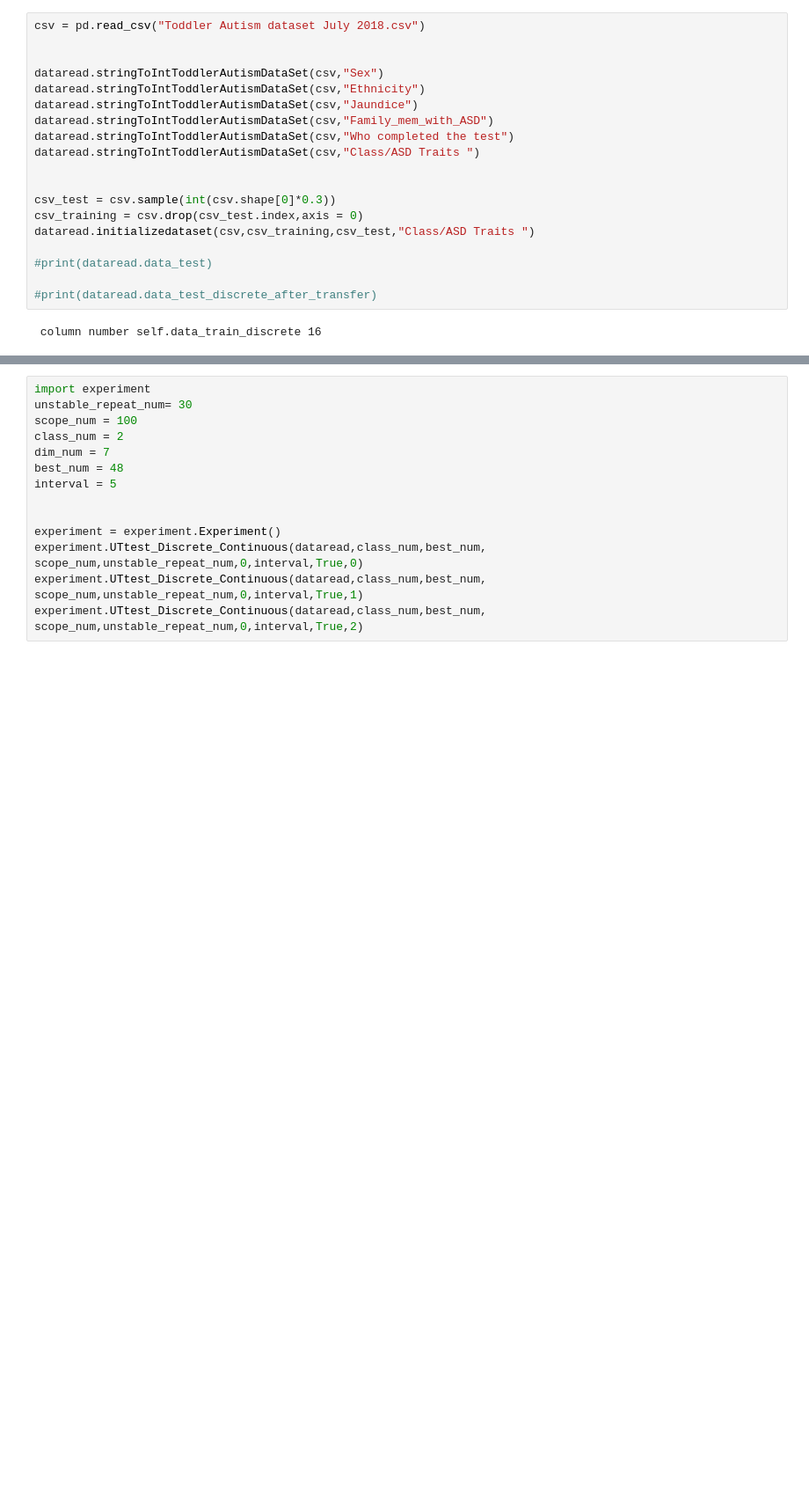
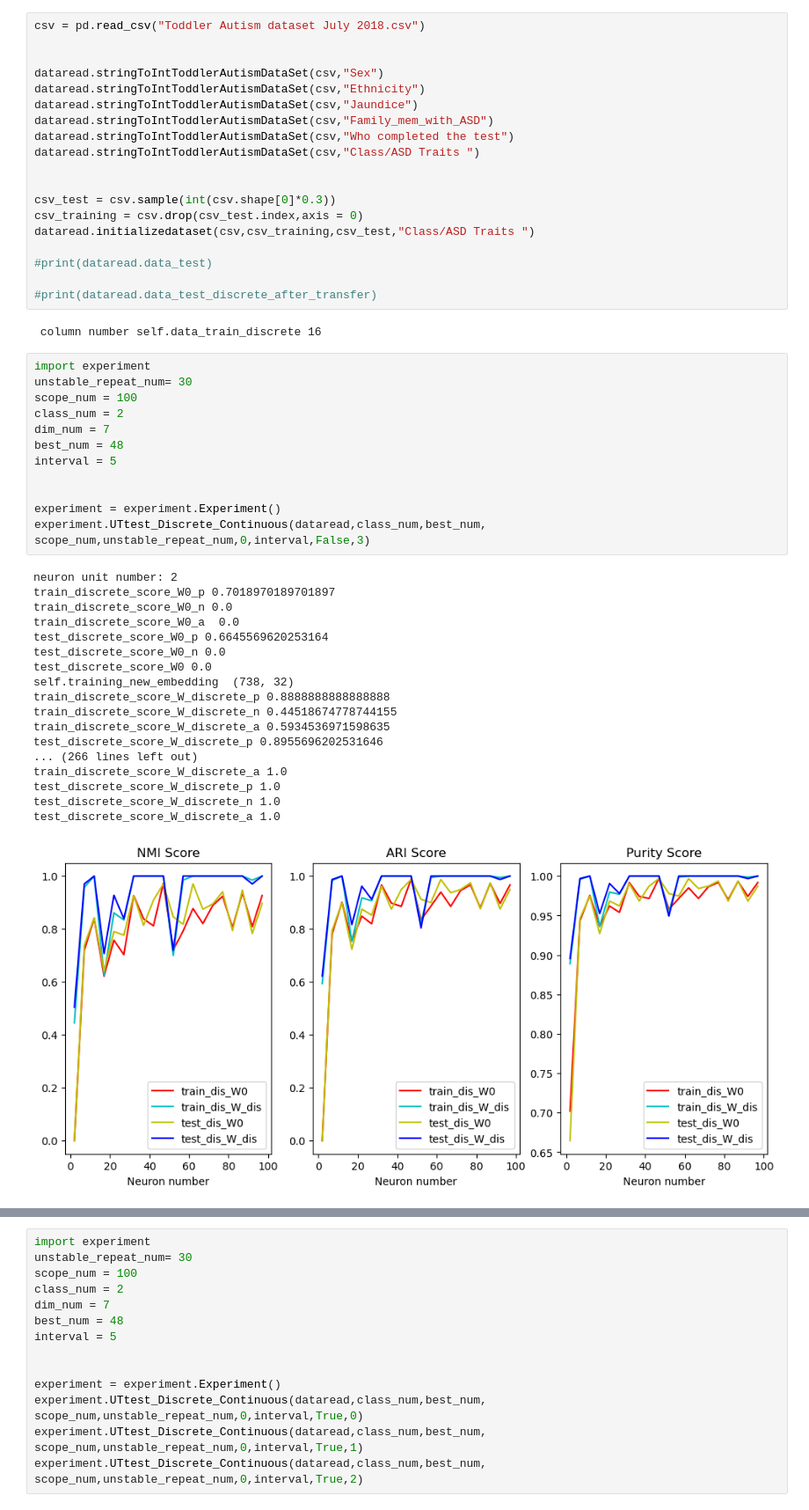
Before and after one commit to foolishfool/JupyterNotebook, a Jupyter notebook: SOM/CDSOM_ToddlerAutism.ipynb, the cells around one changed output, grey strips where cells are left out. Shown at 88% size. Cells and saved outputs as stored; diff of their text form; blank space fills up the shorter version.

Commit message:
Version Discrete Data Embedding

```diff
--- a/SOM/CDSOM_ToddlerAutism.ipynb
+++ b/SOM/CDSOM_ToddlerAutism.ipynb
@@ -34,3 +34,34 @@ dataread.initializedataset(csv,csv_training,csv_test,"Class/ASD Traits ")
 #print(dataread.data_test_discrete_after_transfer)
 # %% [output]
  column number self.data_train_discrete 16
+# %%
+import experiment
+unstable_repeat_num= 30
+scope_num = 100
+class_num = 2
+dim_num = 7
+best_num = 48
+interval = 5
+
+
+experiment = experiment.Experiment()
+experiment.UTtest_Discrete_Continuous(dataread,class_num,best_num, scope_num,unstable_repeat_num,0,interval,False,3)
+# %% [output]
+neuron unit number: 2
+train_discrete_score_W0_p 0.7018970189701897
+train_discrete_score_W0_n 0.0
+train_discrete_score_W0_a  0.0
+test_discrete_score_W0_p 0.6645569620253164
+test_discrete_score_W0_n 0.0
+test_discrete_score_W0 0.0
+self.training_new_embedding  (738, 32)
+train_discrete_score_W_discrete_p 0.8888888888888888
+train_discrete_score_W_discrete_n 0.44518674778744155
+train_discrete_score_W_discrete_a 0.5934536971598635
+test_discrete_score_W_discrete_p 0.8955696202531646
+... (266 lines left out)
+train_discrete_score_W_discrete_a 1.0
+test_discrete_score_W_discrete_p 1.0
+test_discrete_score_W_discrete_n 1.0
+test_discrete_score_W_discrete_a 1.0
+[figure, added]
```
Also changed, not shown: parts of 1 cell of this notebook, 5 other files.
